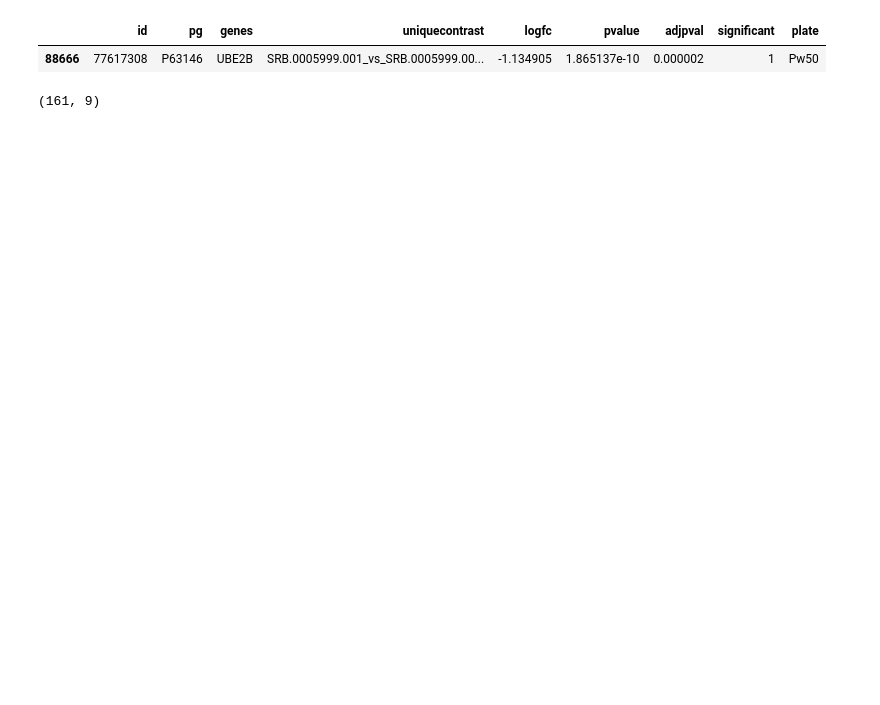
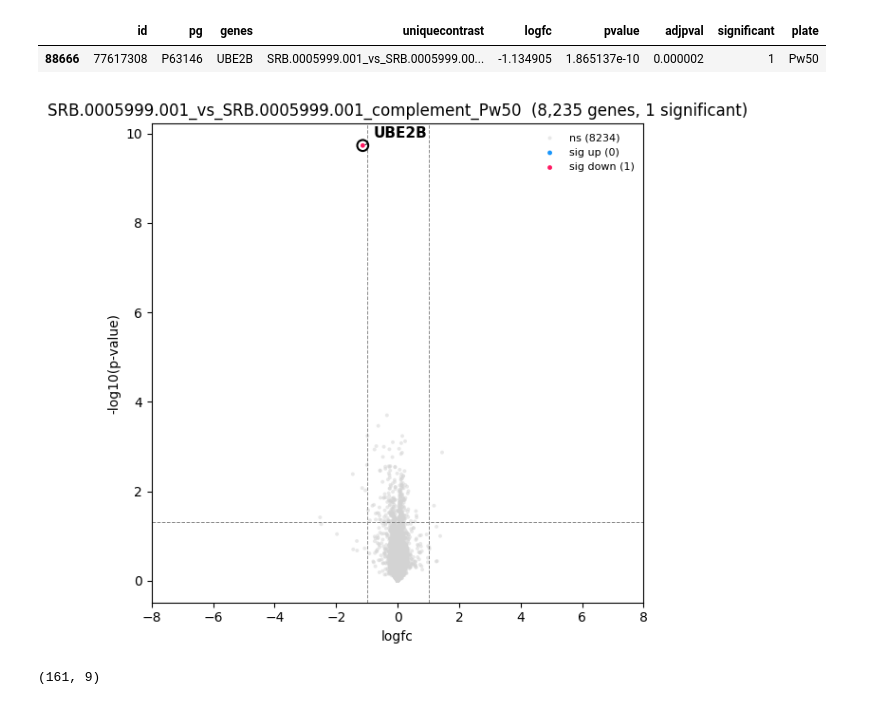
Before and after one commit to gtamo39/MS_ML, a Jupyter notebook: vignettes/MS_Interface.ipynb, the cells around one changed output. Drawn from its saved outputs; the diff is of its cells as text; code cells hidden in the pictures; blank space fills up the shorter version.

```diff
--- a/vignettes/MS_Interface.ipynb
+++ b/vignettes/MS_Interface.ipynb
@@ -200,6 +200,17 @@ FBX_MEASURE[ (FBX_MEASURE['uniquecontrast']=='SRB.0005999.001_vs_SRB.0005999.001
 # %% [output]
 |  | id | pg | genes | uniquecontrast | logfc | pvalue | adjpval | significant | plate |
 | 88666 | 77617308 | P63146 | UBE2B | SRB.0005999.001_vs_SRB.0005999.00... | -1.134905 | 1.865137e-10 | 0.000002 | 1 | Pw50 |
+# %%
+## Volcano plot for one compound
+if 1 < 3:
+    agg = fn.plot_volcano_significant(
+        FBX_MEASURE, 'SRB.0005999.001_vs_SRB.0005999.001_complement_Pw50','UBE2B',
+        fc_thresh=1.0, p_thresh=0.05,
+        xmin=-8.0, xmax=8.0,
+        up_color=ACTIVE_C, down_color=SILENT_C,
+    )
+# %% [output]
+[figure, added]
 # %%
 ## remove plate and keep max ms_score associate with target
 FBX_MSSCORE = (FBX_MSSCORE[~FBX_MSSCORE['plate'].isin(['Plate12', 'Plate15', 'Plate23'])]
```
Also changed, not shown: parts of 6 cells of this notebook, 3 other files.
